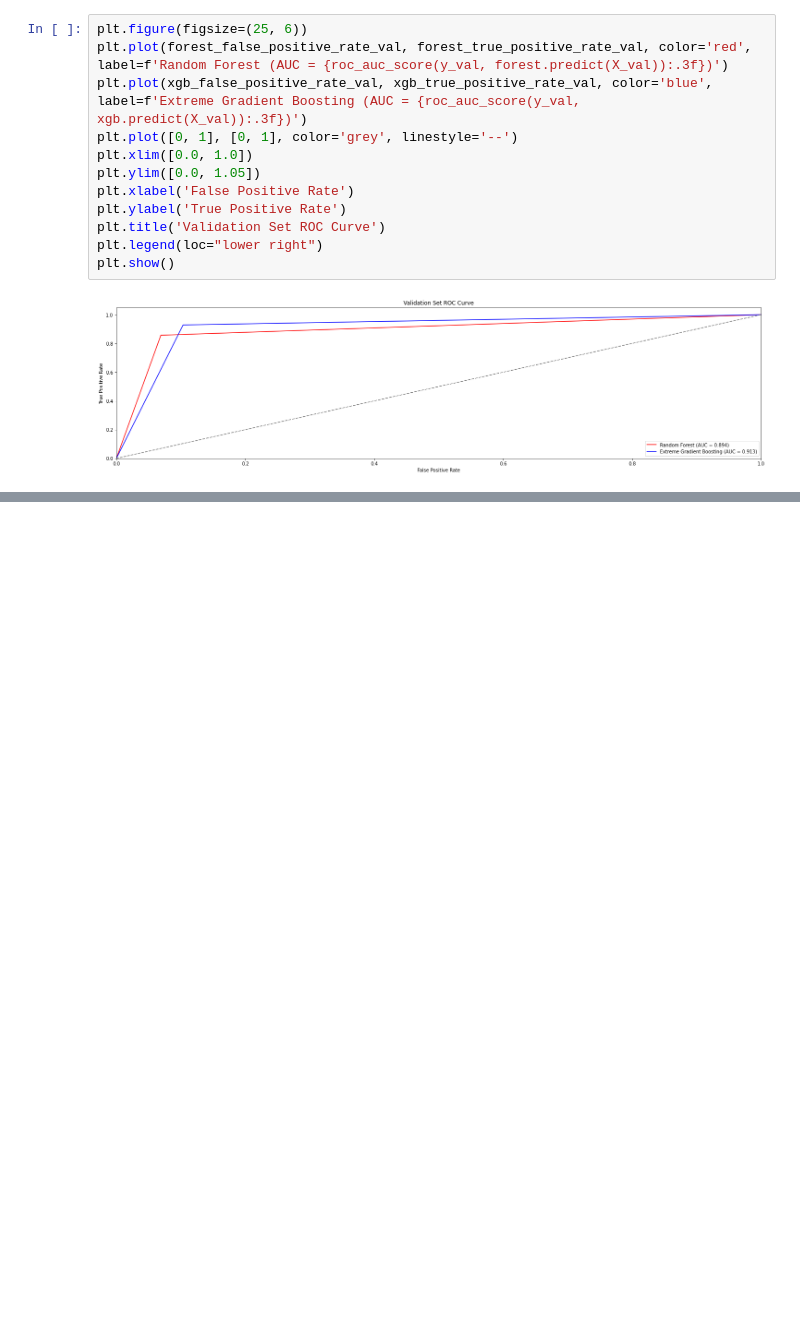
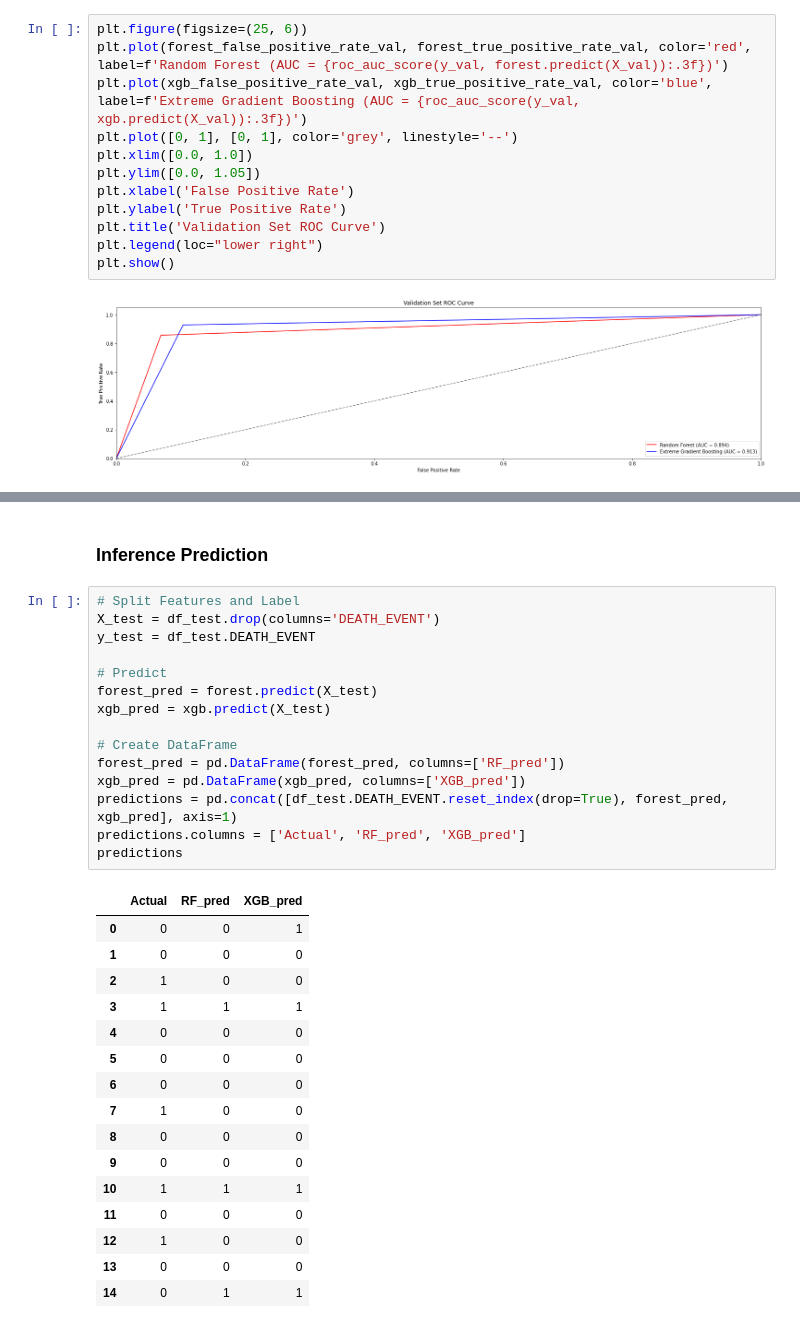
Before and after one commit to Penzragon/h8dsft_P1W2Ens, a Jupyter notebook: script.ipynb, the cells around one changed output, grey strips where cells are left out. Drawn from its saved outputs; the diff is of its cells as text; blank space fills up the shorter version.

```diff
--- a/script.ipynb
+++ b/script.ipynb
@@ -527,0 +555,34 @@ plt.show()
+# %% [markdown]
+### Inference Prediction
+# %%
+# Split Features and Label
+X_test = df_test.drop(columns='DEATH_EVENT')
+y_test = df_test.DEATH_EVENT
+
+# Predict
+forest_pred = forest.predict(X_test)
+xgb_pred = xgb.predict(X_test)
+
+# Create DataFrame
+forest_pred = pd.DataFrame(forest_pred, columns=['RF_pred'])
+xgb_pred = pd.DataFrame(xgb_pred, columns=['XGB_pred'])
+predictions = pd.concat([df_test.DEATH_EVENT.reset_index(drop=True), forest_pred, xgb_pred], axis=1)
+predictions.columns = ['Actual', 'RF_pred', 'XGB_pred']
+predictions
+# %% [output]
+|  | Actual | RF_pred | XGB_pred |
+| 0 | 0 | 0 | 1 |
+| 1 | 0 | 0 | 0 |
+| 2 | 1 | 0 | 0 |
+| 3 | 1 | 1 | 1 |
+| 4 | 0 | 0 | 0 |
+| 5 | 0 | 0 | 0 |
+| 6 | 0 | 0 | 0 |
+| 7 | 1 | 0 | 0 |
+| 8 | 0 | 0 | 0 |
+| 9 | 0 | 0 | 0 |
+| 10 | 1 | 1 | 1 |
+| 11 | 0 | 0 | 0 |
+| 12 | 1 | 0 | 0 |
+| 13 | 0 | 0 | 0 |
+| 14 | 0 | 1 | 1 |
```
Also changed, not shown: parts of 6 cells of this notebook.
